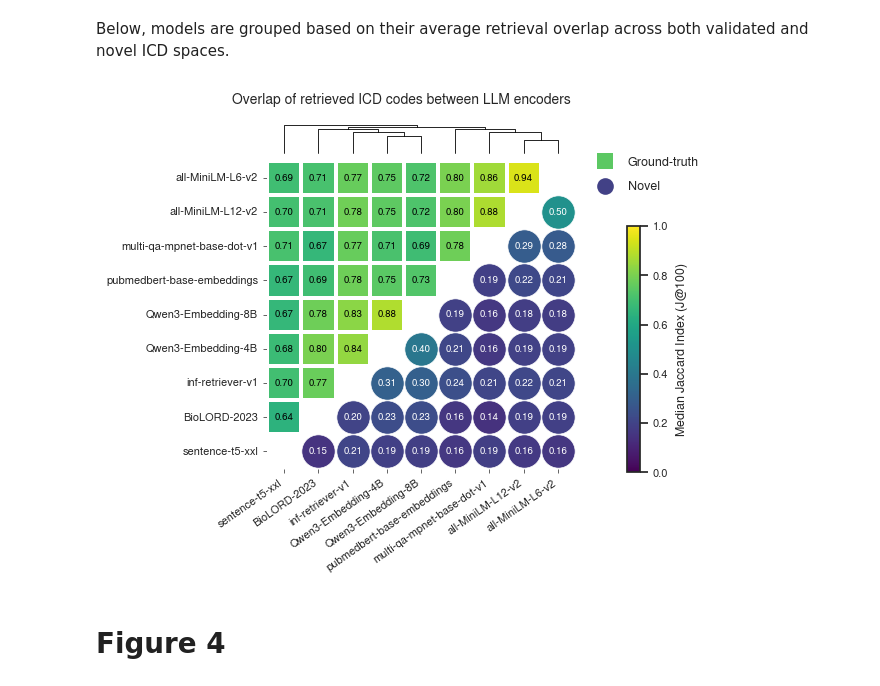
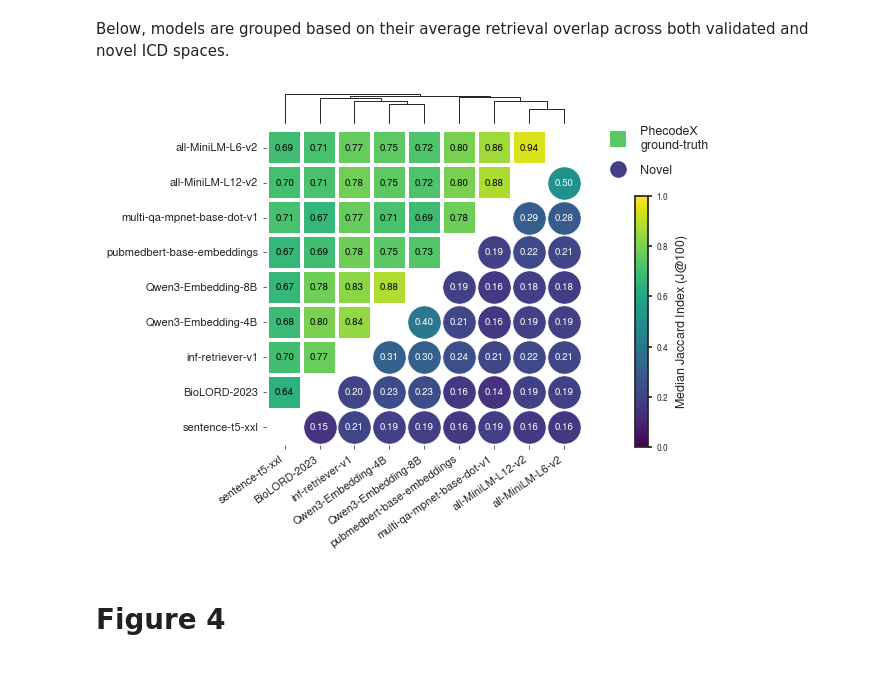
Before and after one commit to DiseaseNeuroGenomics/phecoder, a Jupyter notebook: notebooks/figures.ipynb, the cells around one changed output. Cells and saved outputs as stored; diff of their text form; code cells hidden in the pictures.

```diff
--- a/notebooks/figures.ipynb
+++ b/notebooks/figures.ipynb
@@ -14,8 +14,8 @@ plt.rcParams.update({
     'legend.title_fontsize': 8,
     'legend.fontsize': 8,
     'font.size': 8,
-    'xtick.labelsize': 8,      # Size of x-axis tick labels
-    'ytick.labelsize': 8,
+    'xtick.labelsize': 6,      # Size of x-axis tick labels
+    'ytick.labelsize': 6,
     "axes.labelsize": 8,
     "font.family": "Nimbus Sans",       # or "Arial" / "Helvetica" if you use them
     "mathtext.fontset": "stixsans",   # make mathtext use same family
@@ -23,6 +23,13 @@ plt.rcParams.update({
     "axes.spines.top": False,
     "axes.spines.right": False,
 })
+
+plt.rcParams.update({
+    "xtick.major.size": 3,   # default ~3.5–5, lower = shorter
+    "xtick.minor.size": 2,
+    "ytick.major.size": 3,
+    "ytick.minor.size": 2,
+})
 # %% [markdown]
 # Figure 2
 
@@ -44,7 +51,7 @@ master_metrics_df["category_abbrev"] = master_metrics_df["phecode"].str.split("_
 master_metrics_df["model"] = master_metrics_df["model"].str.split("/").str[-1]
 
 # --- add ensemble flag (True/False) ---
-master_metrics_df["is_ensemble"] = master_metrics_df["model"].str.2tswith("ens", na=False)
+master_metrics_df["is_ensemble"] = master_metrics_df["model"].str.startswith("ens", na=False)
 
 # --- clean model names (remove any prefix before ':') ---
 master_metrics_df["model"] = master_metrics_df["model"].str.split(":").str[-1]
@@ -241,7 +248,7 @@ phecode_ground_truth = pd.read_parquet('/sc/arion/projects/va-biobank/jamie/phec
 # used to select Phecode size > 10 from earlier figure
 phecodes = metrics_df['phecode'].unique()
 
-sim_df = load_results(output_dir=results_dir, phecode_ground_truth=phecode_ground_truth, include_ensembles=False)
+sim_df = load_results(dir=results_dir, phecode_ground_truth=phecode_ground_truth, include_ensembles=False)
 sim_df["model"] = sim_df["model"].str.split("/").str[-1]
 # %% [markdown]
 Function to compute median Jaccard Index across Phecodes
@@ -345,7 +352,7 @@ n = len(models)
 
 # --- Figure: one main axis for heatmap; dendrogram as an inset tied to it ---
 fig, ax = plt.subplots(figsize=(6, 6), constrained_layout=True)
-fig.suptitle("Overlap of retrieved ICD codes between LLM encoders", fontsize=10, y=0.87)
+# fig.suptitle("Overlap of retrieved ICD codes between LLM encoders", fontsize=10, y=0.87)
 
 # Masks
 mask_upper = np.tril(np.ones_like(known, dtype=bool))
@@ -393,36 +400,38 @@ ax_dend.axis("off")        # hide ticks/spines so only branches remain
 
 # --- Colorbar ---
 sm = plt.cm.ScalarMappable(cmap="viridis", norm=plt.Normalize(0, 1))
 cbar = fig.colorbar(sm, ax=ax, anchor=(0, 0.4), fraction=0.04, pad=-0.15)
 cbar.set_label(r"Median Jaccard Index ($J@100$)", fontsize=9)
 
 # --- Labels & styling (unchanged) ---
 ax.set_xticks(np.arange(n) + 0.5)
 ax.set_yticks(np.arange(n) + 0.5)
 ax.tick_params(length=3, width=0.5)
+ax.tick_params(axis="x", labelsize=8)
+ax.tick_params(axis="y", labelsize=8)
 ax.set_xticklabels(models, rotation=35, ha="right")
 ax.set_yticklabels(models, rotation=0)
 ax.invert_yaxis()
 
 # --- Legend (unchanged) ---
 mean_known = np.nanmedian(known.values)
 mean_novel = np.nanmedian(novel.values)
 handles = [
     plt.Line2D([], [], marker='s', linestyle='None',
                markerfacecolor=plt.cm.viridis(mean_known), markeredgewidth=0,
-               markersize=12, label='Ground-truth'),
+               markersize=12, label='PhecodeX \nground-truth'),
     plt.Line2D([], [], marker='o', linestyle='None',
                markerfacecolor=plt.cm.viridis(mean_novel), markeredgewidth=0,
                markersize=12, label='Novel')
 ]
 ax.legend(handles=handles, loc='upper right', bbox_to_anchor=(1.44, 1.05),
           frameon=False, labelspacing=1.0, fontsize=9)
 
 # save
 for extension in ['png', 'pdf']:
-    plt.savefig(f"../figures/jaccard.{extension}", dpi=300)
+    fig.savefig(f"../figures/jaccard.{extension}", bbox_inches="tight", dpi=300)
 # %% [output]
-[figure, old version]
+[figure, new version]
 # %% [markdown]
 # Figure 4
 # %%
```
Also changed, not shown: parts of 24 cells of this notebook.
